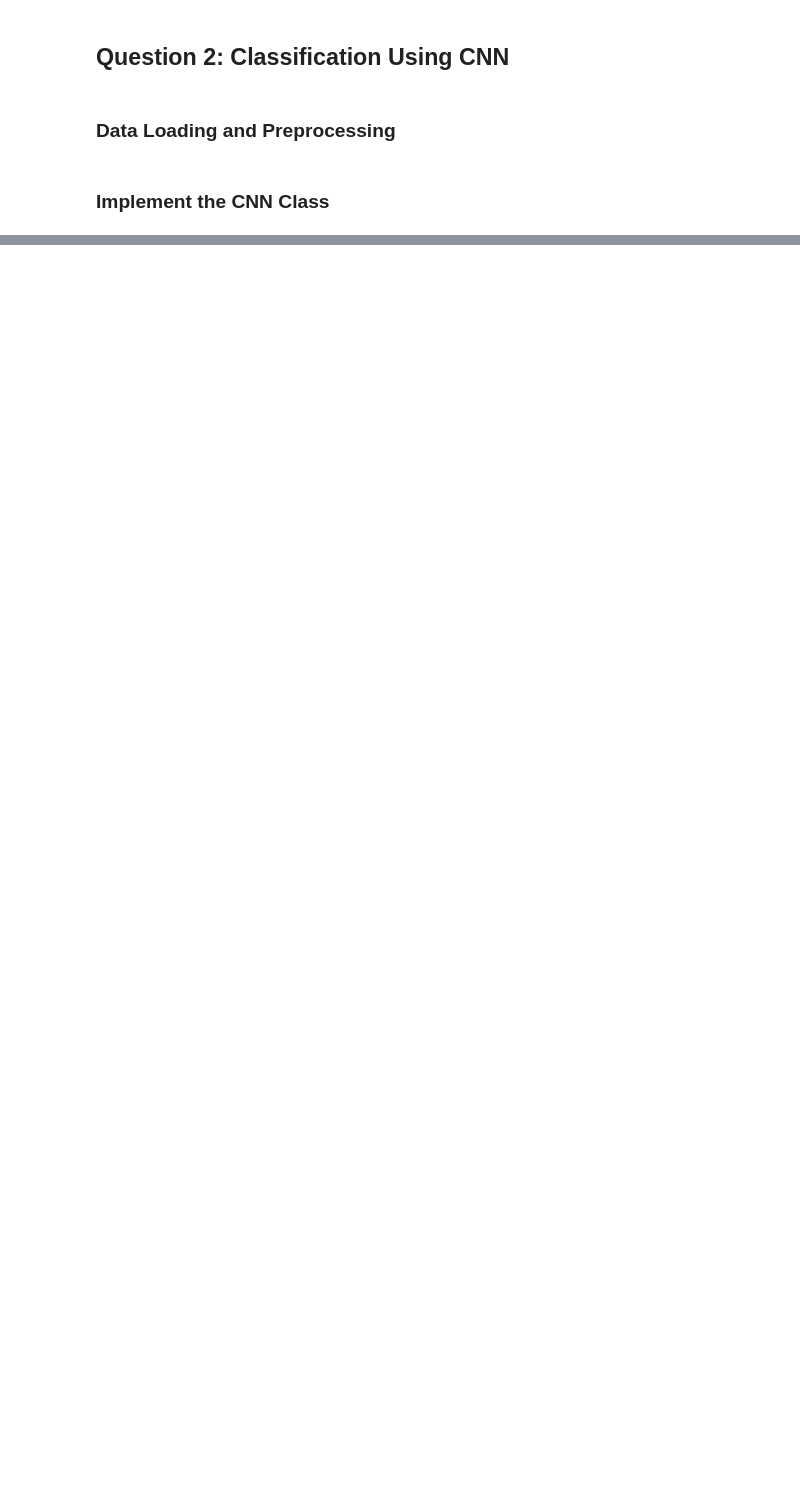
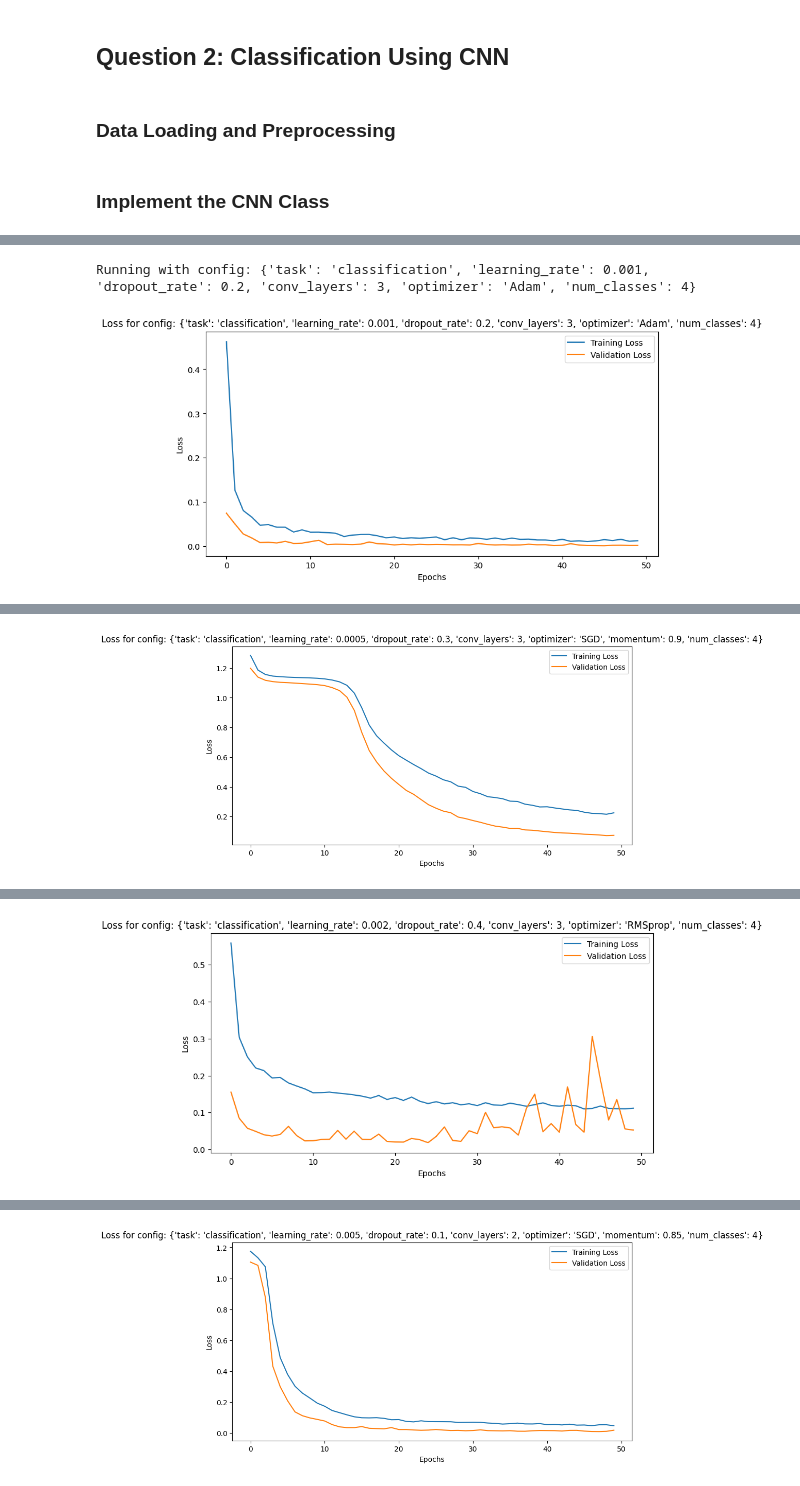
Before and after one commit to himanshuyv/SMAI, a Jupyter notebook: assignments/4/CNN.ipynb, the cells around one changed output, grey strips where cells are left out. Drawn from its saved outputs; the diff is of its cells as text; code cells hidden in the pictures; blank space fills up the shorter version.

```diff
--- a/assignments/4/CNN.ipynb
+++ b/assignments/4/CNN.ipynb
@@ -218,0 +378,59 @@ model_single_classification.visulize_feature_maps(train_loader_classification, d
+# %%
+classification_configs = [
+    {
+        "task": "classification",
+        "learning_rate": 0.001,
+        "dropout_rate": 0.2,
+        "conv_layers": 3,
+        "optimizer": "Adam",
+        "num_classes": 4
+    },
+    {
+        "task": "classification",
+        "learning_rate": 0.0005,
+        "dropout_rate": 0.3,
+        "conv_layers": 3,
+        "optimizer": "SGD",
+        "momentum": 0.9,
+        "num_classes": 4
+    },
+    {
+        "task": "classification",
+        "learning_rate": 0.002,
+        "dropout_rate": 0.4,
+        "conv_layers": 3,
+        "optimizer": "RMSprop",
+        "num_classes": 4
+    },
+    {
+        "task": "classification",
+        "learning_rate": 0.0001,
+        "dropout_rate": 0.25,
+        "conv_layers": 2,
+        "optimizer": "Adam",
+        "num_classes": 4
+    },
+    {
+        "task": "classification",
+        "learning_rate": 0.005,
+        "dropout_rate": 0.1,
+        "conv_layers": 2,
+        "optimizer": "SGD",
+        "momentum": 0.85,
+        "num_classes": 4
+    },
+
+    {
+        "task": "classification",
+        "learning_rate": 0.001,
+        "dropout_rate": 0.0,
+        "conv_layers": 2,
+        "optimizer": "Adam",
+        "num_classes": 4
+    }
+]
+
+results = tune(train_loader_classification, val_loader_classification, test_loader_classification, classification_configs, num_epochs=50, device=device)
+# %% [output]
+Running with config: {'task': 'classification', 'learning_rate': 0.001, 'dropout_rate': 0.2, 'conv_layers': 3, 'optimizer': 'Adam', 'num_classes': 4}
+[figure, added]
@@ -218,0 +439 @@ model_single_classification.visulize_feature_maps(train_loader_classification, d
+[figure, added]
@@ -218,0 +442 @@ model_single_classification.visulize_feature_maps(train_loader_classification, d
+[figure, added]
@@ -218,0 +448 @@ model_single_classification.visulize_feature_maps(train_loader_classification, d
+[figure, added]
```
Also changed, not shown: parts of 16 cells of this notebook.
